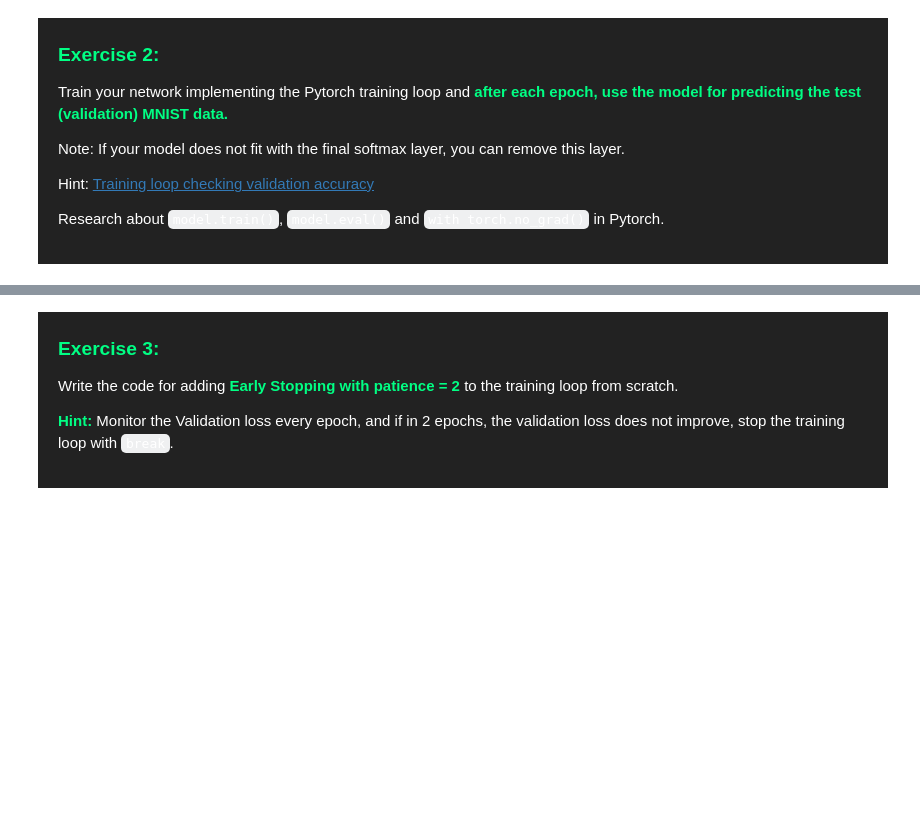
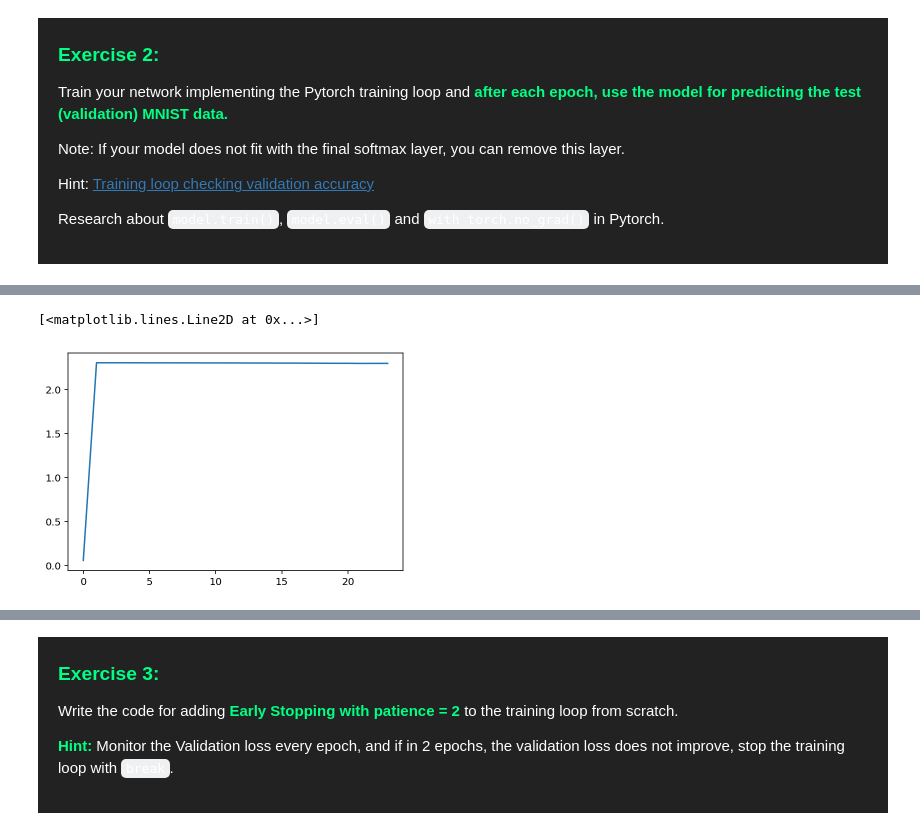
Before and after one commit to Himanth-Venati/PyTorch, a Jupyter notebook: 4.3 Pytorch MNIST - Exercise.ipynb, the cells around one changed output, grey strips where cells are left out. Saved outputs shown, nothing was run; the diff lists cells and outputs as text; code cells hidden in the pictures; blank space fills up the shorter version.

```diff
--- a/4.3 Pytorch MNIST - Exercise.ipynb
+++ b/4.3 Pytorch MNIST - Exercise.ipynb
@@ -549,14 +534,3 @@ Sequential(
-# %%
-## TODO: Your network here
-model = nn.Sequential(OrderedDict([
-          ('fc1',   nn.Linear(input_size, hidden_sizes[0])),
-          ('relu1', nn.ReLU()),
-          ('fc2',   nn.Linear(hidden_sizes[0], hidden_sizes[1])),
-          ('relu2', nn.ReLU()),
-          ('fc3', nn.Linear(hidden_sizes[1], hidden_sizes[2])),
-          ('relu3', nn.ReLU()),
-          ('output', nn.Linear(hidden_sizes[2], output_size)),
-          ('softmax', nn.Softmax(dim=1))]))
 # %%
 # Run this cell with your model to make sure it works
 # Forward pass through the network and display output
@@ -575,3 +549,47 @@ view_classify(images[0].view(1, 28, 28), ps)
 </a></p>
   <p>Research about <code>model.train()</code>, <code>model.eval()</code> and <code>with torch.no_grad()</code> in Pytorch.
 <div>
+# %%
+criterion = nn.CrossEntropyLoss()
+optimizer = optim.SGD(model.parameters(), lr=0.01)
+# %%
+epochs = 1
+print_every = 40
+train_loss=[]
+test_loss=[]
+for e in range(epochs):
+    running_loss = 0
+    print(f"Epoch: {e+1}/{epochs}")
+    # correct=0
+    # total=0
+
+    for i, (images, labels) in enumerate(iter(trainloader)):
+
+        # Flatten MNIST images into a 784 long vector
+        images.resize_(images.size()[0], 784)
+
+        optimizer.zero_grad()
+
+        output = model.forward(images)   # 1) Forward pass
+        loss = criterion(output, labels) # 2) Compute loss
+        loss.backward()                  # 3) Backward pass
+        optimizer.step()                 # 4) Update model
+        #train_loss.append(loss.item())
+        running_loss += loss.item()
+        # correct += (output == labels).float().sum()
+        # total += len(labels)
+
+        # accuracy = (output == labels).sum().item() / float(labels.size(0))
+
+
+
+
+        if i % print_every == 0:
+            print(f"\tIteration: {i}\t Loss: {running_loss/print_every:.4f}")
+            train_loss.append(running_loss/print_every)
+
+
+            running_loss = 0
+    # print(f'epoch {e+1} done: accuracy of {(correct/total).float()}')
+plt.plot(np.array(train_loss))
+# %% [output]
@@ -578,3 +613,5 @@ view_classify(images[0].view(1, 28, 28), ps)
+[<matplotlib.lines.Line2D at 0x...>]
+[figure, added]
 # %%
 ## TODO: Your training loop here
 x = torch.randn(2,2, requires_grad=True)
```
Also changed, not shown: parts of 17 cells of this notebook.
